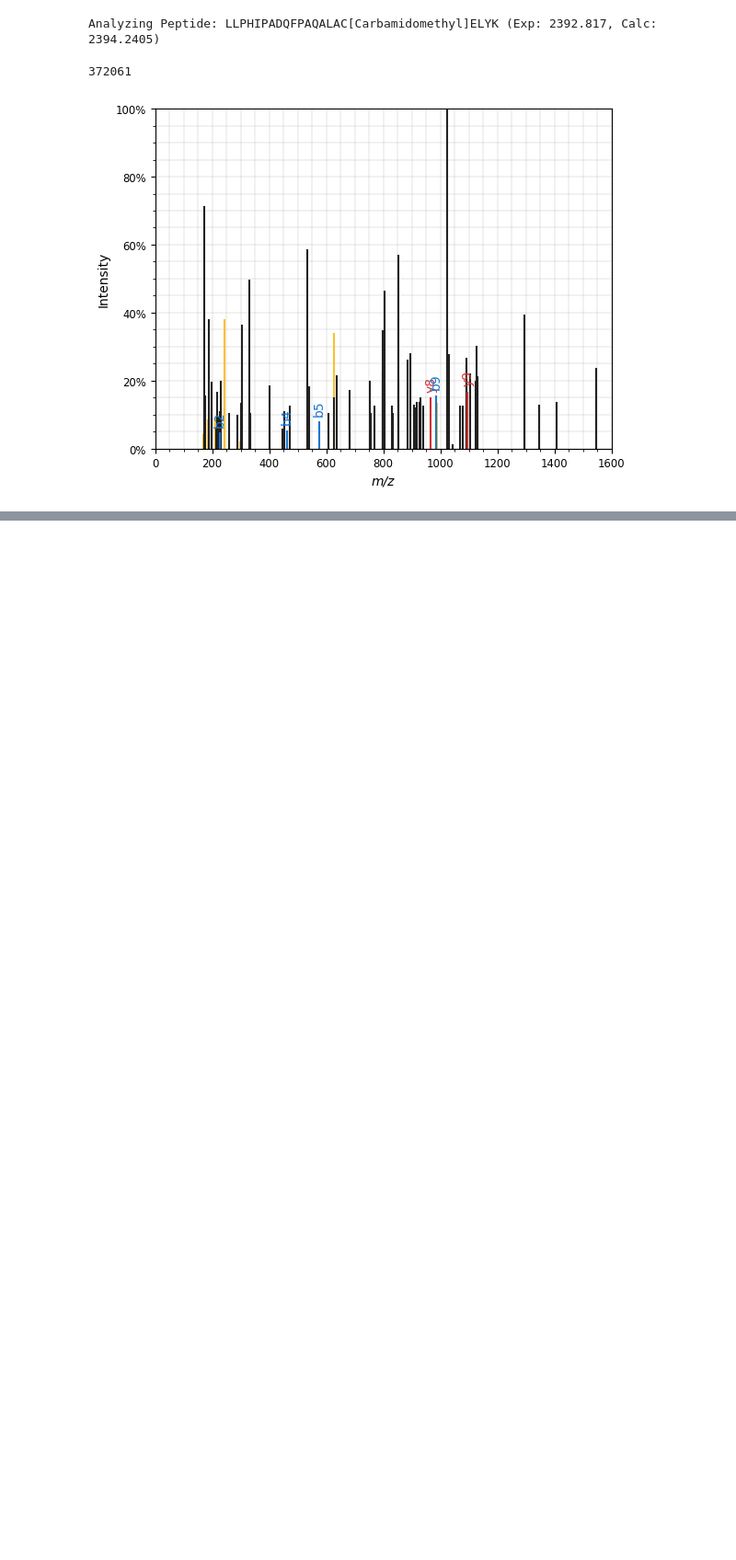
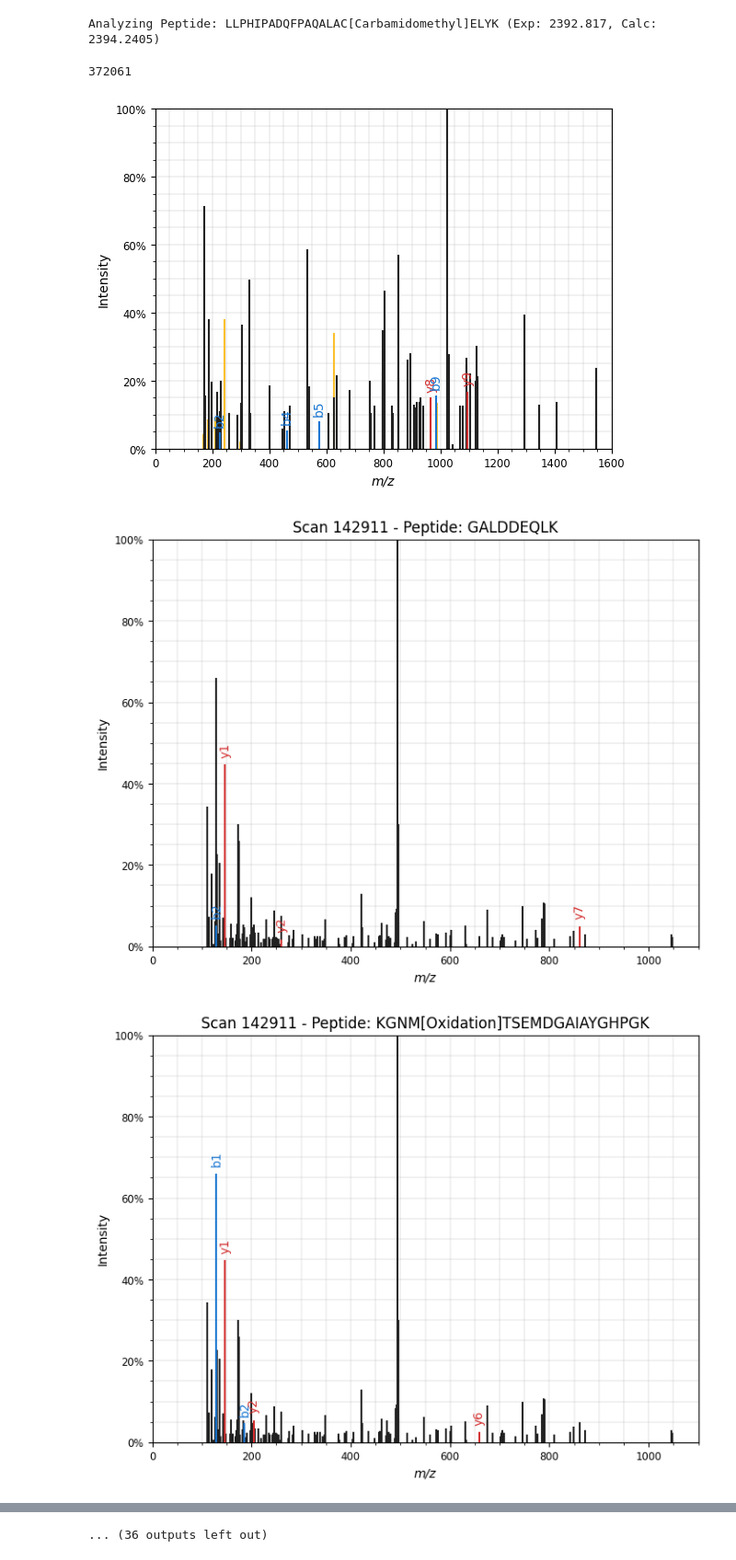
Before and after one commit to CompOmics/MuMDIA, a Jupyter notebook: notebook_helpers/visualize_identifications.ipynb, the cells around one changed output, grey strips where cells are left out. Shown at 92% size. Saved outputs shown, nothing was run; the diff lists cells and outputs as text; code cells hidden in the pictures; blank space fills up the shorter version.

Commit message:
Changes to MS1 matching and writing temp files

```diff
--- a/notebook_helpers/visualize_identifications.ipynb
+++ b/notebook_helpers/visualize_identifications.ipynb
@@ -90,10 +90,17 @@ import spectrum_utils.plot as sup
 import matplotlib.pyplot as plt
 from pyteomics import mgf
 import random
+from tqdm import tqdm
+
+# File paths
+file_path = "../mokapot.psms.txt"
+mgf_file = "../LFQ_Orbitrap_AIF_Ecoli_01.mgf"
 
 # Load mokapot output
-file_path = "../mokapot.psms.txt"
 df = pd.read_csv(file_path, sep="\t")
+
+# Extract scan numbers correctly
+df["ScanNr"] = df["SpecId"].apply(lambda x: x.split("|")[2].split("scan=")[1])
 
 # Identify scan numbers that appear multiple times
 duplicated_scans = df[df.duplicated(subset=["ScanNr"], keep=False)]
@@ -103,52 +110,66 @@ grouped_scans = duplicated_scans.groupby("ScanNr")
 
 # Randomly sample a few scan numbers with multiple identifications
 sampled_scans = random.sample(
-    list(grouped_scans.groups.keys()), min(5, len(grouped_scans))
+    list(grouped_scans.groups.keys()), min(50000, len(grouped_scans))
 )
 
-# Path to MGF file (ensure correct location)
-mgf_file = "../LFQ_Orbitrap_AIF_Ecoli_01.mgf"
+# Load spectra from MGF file
 spectra = list(mgf.read(mgf_file))
 
 # Process and plot multiple peptides for each sampled scan
-for scan_nr in sampled_scans:
+for scan_nr in tqdm(sampled_scans):
     scan_group = grouped_scans.get_group(scan_nr)  # Get all peptides for this scan
 
     # Find the spectrum in MGF file
     spectrum = None
     for spec in spectra:
-        if str(scan_nr) in spec["params"]["title"].split("scan=")[1]:
+        if (
+            scan_nr in spec["params"]["title"].split("scan=")[1]
+        ):  # Check scan number match
             spectrum = spec
             break
 
     if spectrum:
         # Convert to spectrum_utils format
         spec = sus.MsmsSpectrum(
             spectrum["params"]["title"],
             spectrum["params"]["pepmass"][0],  # Precursor mass
             2,  # Charge state (assumed default)
             spectrum["m/z array"],  # m/z values
             spectrum["intensity array"],  # Intensities
         )
 
+        if scan_group.shape[0] < 4:
+            continue
         # Plot each peptide annotation for the same spectrum
         for _, row in scan_group.iterrows():
             peptide_sequence = row["Peptide"]
 
+            # Create a new spectrum instance for each peptide
+            annotated_spec = sus.MsmsSpectrum(
+                spec.identifier,
+                spec.precursor_mz,
+                spec.precursor_charge,
+                spec.mz,
+                spec.intensity,
+            )
+
             # Annotate with different peptide sequences
-            annotated_spec = spec.copy()  # Make a copy for each peptide
             annotated_spec.annotate_proforma(
                 peptide_sequence,
                 fragment_tol_mass=20,
                 fragment_tol_mode="ppm",
-                ion_types="abcxyzImpr",
+                ion_types="by", #"abcxyzImpr"
             )
 
             # Plot the spectrum with current peptide annotation
             plt.figure(figsize=(8, 6))
             sup.spectrum(annotated_spec)
             plt.title(f"Scan {scan_nr} - Peptide: {peptide_sequence}")
             plt.show()
 
     else:
         print(f"No spectrum found for scan {scan_nr}")
+# %% [output]
+[figure, added]
+[figure, added]
@@ -154,0 +186 @@ for scan_nr in sampled_scans:
+... (36 outputs left out)
```
Also changed, not shown: parts of 5 cells of this notebook, 10 other files.
